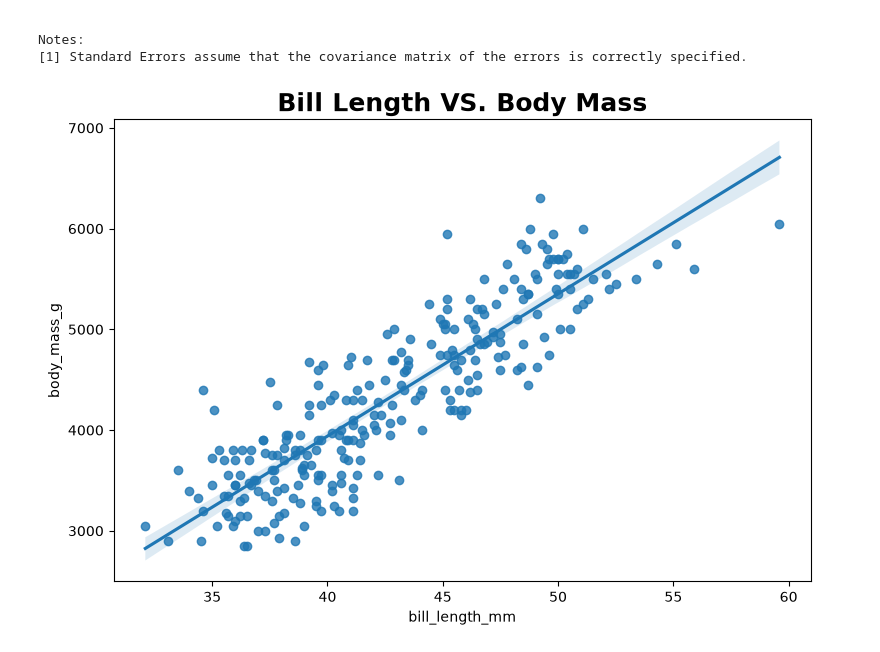
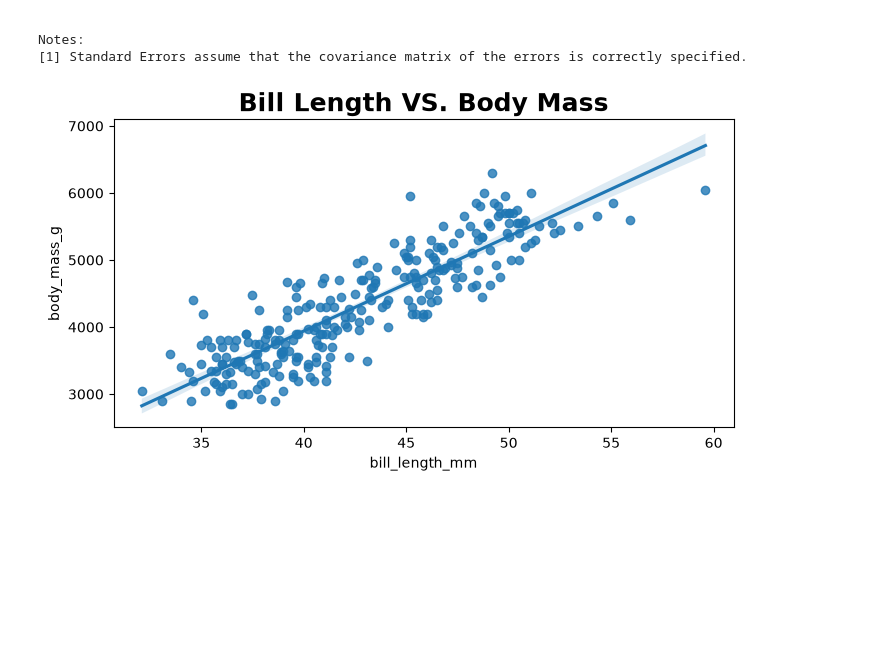
Before and after one commit to MiltonValleL/DS-ML-Lab, a Jupyter notebook: Linear_Regression/1.Simple_Lin-Reg.ipynb, the cells around one changed output. Cells and saved outputs as stored; diff of their text form; code cells hidden in the pictures; blank space fills up the shorter version.

```diff
--- a/Linear_Regression/1.Simple_Lin-Reg.ipynb
+++ b/Linear_Regression/1.Simple_Lin-Reg.ipynb
@@ -1142,12 +1142,12 @@ Covariance Type:            nonrobust
 Notes:
 [1] Standard Errors assume that the covariance matrix of the errors is correctly specified.
 # %%
-plt.figure(figsize=(9, 6))
+plt.figure(figsize=(8, 4))
 sns.regplot(data=model_data1, x='bill_length_mm', y='body_mass_g')
 plt.title('Bill Length VS. Body Mass', fontsize=18, fontweight='bold')
 plt.show()
 # %% [output]
-[figure, old version]
+[figure, new version]
 # %%
 # construct the subset (simple linear regression)
 model_data2 = df_final[['flipper_length_mm', 'body_mass_g']]
```
Also changed, not shown: parts of 15 cells of this notebook.
